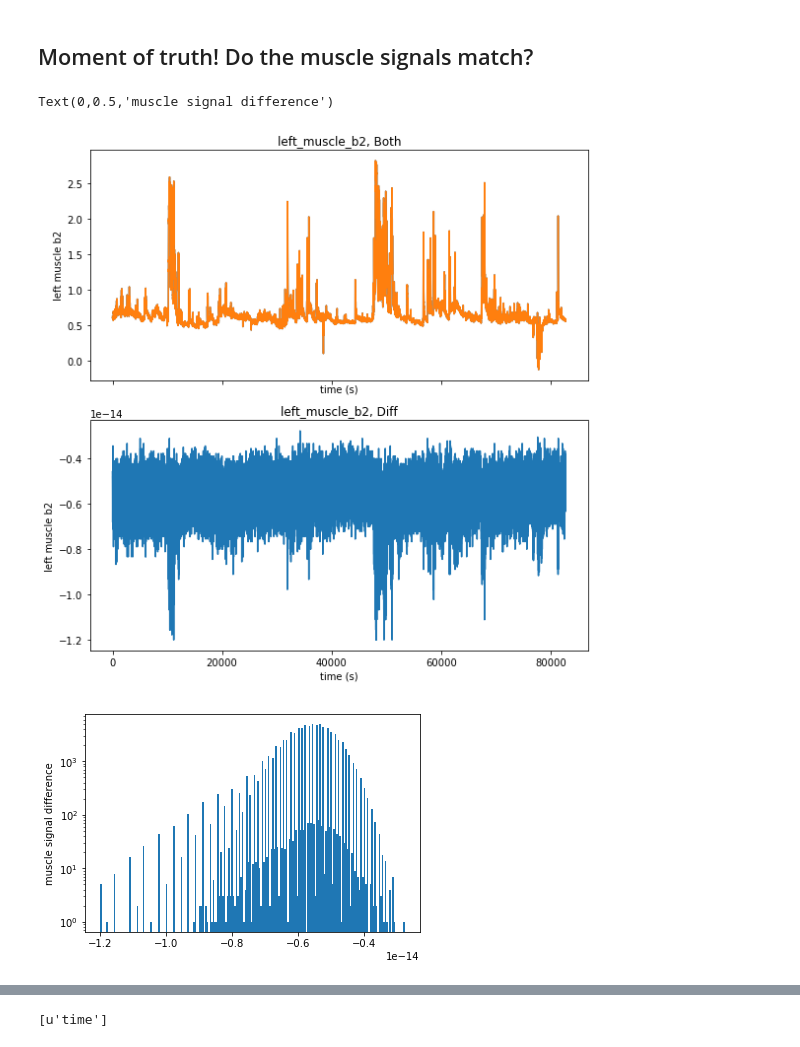
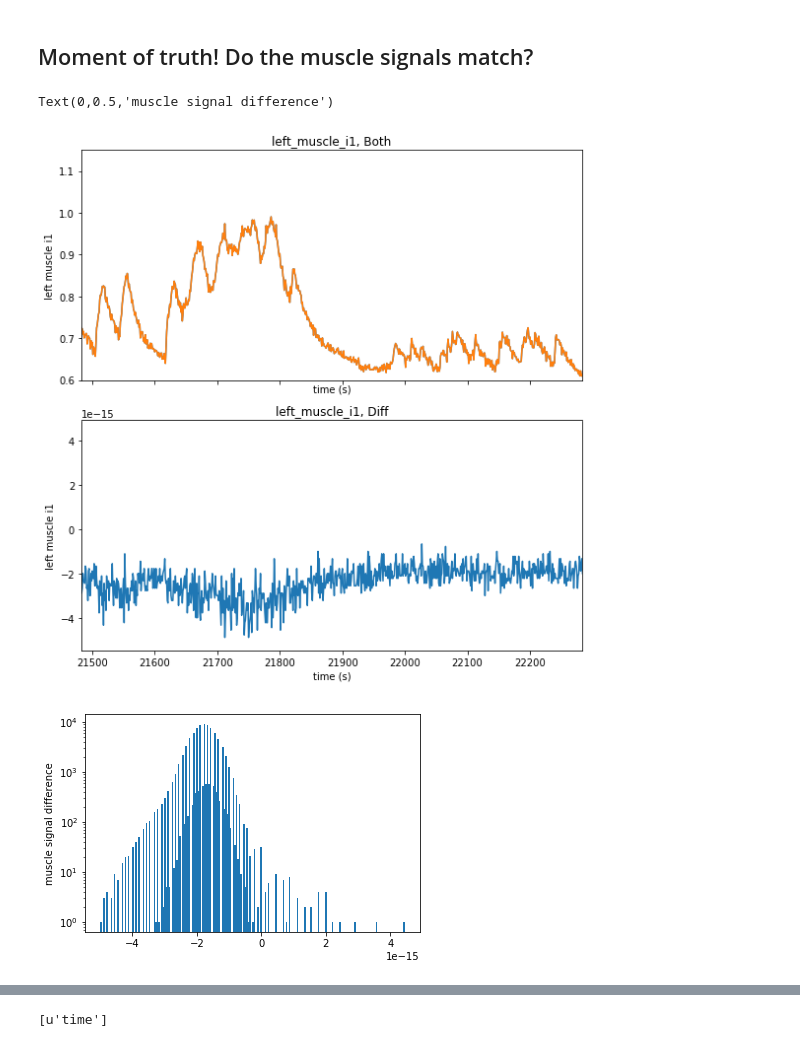
Before and after one commit to samcwhitehead/planotaxis, a Jupyter notebook: scratch/quick_compare_extraction_method.ipynb, the cells around one changed output, grey strips where cells are left out. Drawn from its saved outputs; the diff is of its cells as text; code cells hidden in the pictures.

```diff
--- a/scratch/quick_compare_extraction_method.ipynb
+++ b/scratch/quick_compare_extraction_method.ipynb
@@ -14,8 +14,8 @@ import matplotlib.pyplot as plt
 # %%
 # NB: to make things easy, flies 18 and 19 originate from the same data, but 18 is "my" method and 19 is Thad's
 root_path = '/media/sam/SamData/FlyDB'
-my_folder = 'Fly0054'  # 'Fly0025/code_results/attempt_01' # 'Fly0024/code_results'
-thad_folder = 'Fly0054/backup/viewer_analysis'  #  'Fly0025/gui_results' # 'Fly0024/gui_results/attempt_02_original_gui'
+my_folder = 'Fly0059/backup (from GUI)'  # 'Fly0025/code_results/attempt_01' # 'Fly0024/code_results'
+thad_folder = 'Fly0059/backup (from script)'  #  'Fly0025/gui_results' # 'Fly0024/gui_results/attempt_02_original_gui'
 
 my_path = os.path.join(root_path, my_folder)
 thad_path = os.path.join(root_path, thad_folder)
@@ -116,6 +115,8 @@ def my_dumb_comp(dictA, dictB, key, ax1=None, ax2=None):
     ax2.set_ylabel(key.replace('_', ' '))
 
     plt.tight_layout()
+
+    return [ax1, ax2]
 # %%
 # # wing amplitude first
 # sides = ['left', 'right']
@@ -140,28 +141,29 @@ print(sorted(thad_dict.keys()))
 # %% [markdown]
 ## Moment of truth! Do the muscle signals match?
 # %%
-muscles = ['b1', 'b2', 'b3', 'i1', 'i2', 'iii1', 'iii24', 'iii3', 'hg1', 'hg2', 'hg3', 'hg4']
+muscles = ['b1', 'b2', 'b3', 'i1', 'i2', 'iii1', 'iii24', 'iii3', 'hg1', 'hg2', 'hg3', 'hg4', 'bkg']
 # sides = ['left', 'right']
 sides = ['left', 'right']
 
-muscle_ind = 1
+muscle_ind = 3
 side_ind = 0
 
-my_dumb_comp(my_dict, thad_dict, '%s_muscle_%s' %(sides[side_ind], muscles[muscle_ind]))
-ax_curr = plt.gca()
-# ax_curr.set_xlim([942,944])plot_keys = side + '_' + muscle_keys
+[ax1, ax2] = my_dumb_comp(my_dict, thad_dict, '%s_muscle_%s' %(sides[side_ind], muscles[muscle_ind]))
+# ax_curr = plt.gca()
+ax1.set_xlim((21883-400, 21883+400))  # plot_keys = side + '_' + muscle_keys
+ax1.set_ylim((0.6, 1.15))
 
 fig, ax = plt.subplots()
 diff_key = '%s_muscle_%s'
 muscle_diff = my_dict[diff_key % (sides[side_ind], muscles[muscle_ind])] - \
     thad_dict[diff_key % (sides[side_ind], muscles[muscle_ind])]
 ax.hist(muscle_diff, bins=200) ;
 ax.set_yscale('log')
 ax.set_ylabel('muscle signal difference')
 # %% [output]
 Text(0,0.5,'muscle signal difference')
-[figure, old version]
+[figure, new version]
-[figure, old version]
+[figure, new version]
 # %%
 # quick function to plot muscles
 def plot_muscle_grid(model_fits, side=None):
```
Also changed, not shown: parts of 2 cells of this notebook, 2 other files.
